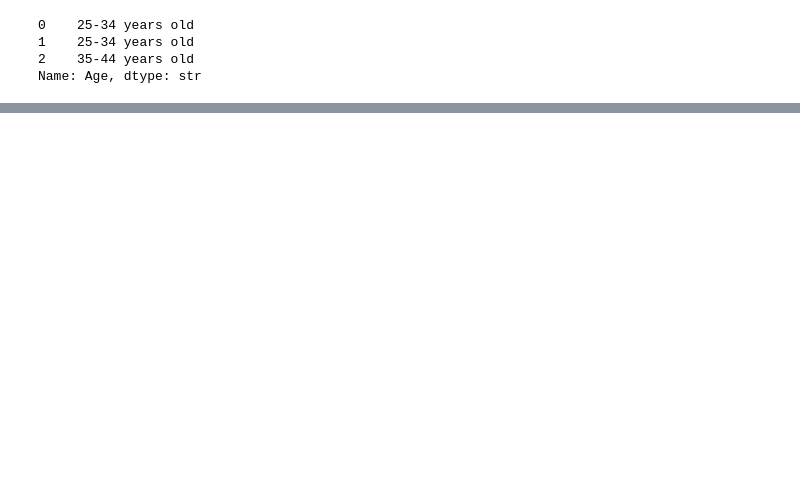
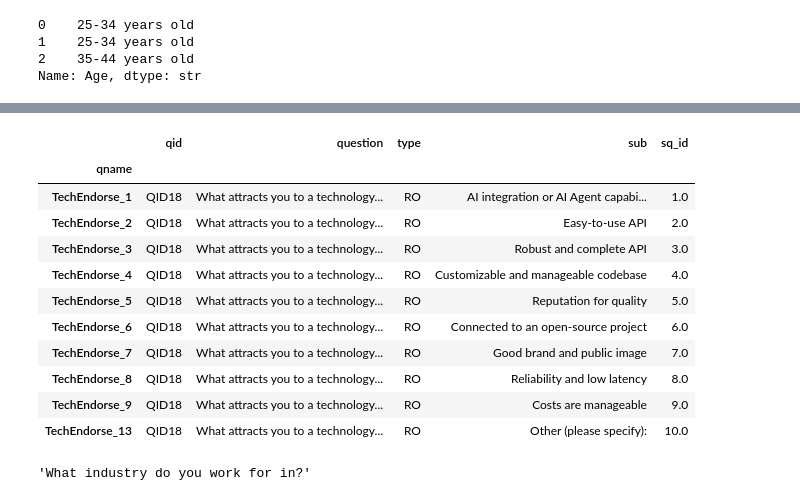
Before and after one commit to noname7321/vscodepractice, a Jupyter notebook: python/pandas_practice/panda_load_data.ipynb, the cells around one changed output, grey strips where cells are left out. Drawn from its saved outputs; the diff is of its cells as text; code cells hidden in the pictures; blank space fills up the shorter version.

```diff
--- a/python/pandas_practice/panda_load_data.ipynb
+++ b/python/pandas_practice/panda_load_data.ipynb
@@ -157,0 +180,20 @@ df.loc[0:20,'Age':'Country']  # access first three rows, Age to Country columns
+# %%
+schema_df.set_index('qname', inplace=True)  # sets Column as index, modifies original DataFrame
+schema_df.head(10)
+# %% [output]
+|  | qid | question | type | sub | sq_id |
+| qname |  |  |  |  |  |
+| TechEndorse_1 | QID18 | What attracts you to a technology... | RO | AI integration or AI Agent capabi... | 1.0 |
+| TechEndorse_2 | QID18 | What attracts you to a technology... | RO | Easy-to-use API | 2.0 |
+| TechEndorse_3 | QID18 | What attracts you to a technology... | RO | Robust and complete API | 3.0 |
+| TechEndorse_4 | QID18 | What attracts you to a technology... | RO | Customizable and manageable codebase | 4.0 |
+| TechEndorse_5 | QID18 | What attracts you to a technology... | RO | Reputation for quality | 5.0 |
+| TechEndorse_6 | QID18 | What attracts you to a technology... | RO | Connected to an open-source project | 6.0 |
+| TechEndorse_7 | QID18 | What attracts you to a technology... | RO | Good brand and public image | 7.0 |
+| TechEndorse_8 | QID18 | What attracts you to a technology... | RO | Reliability and low latency | 8.0 |
+| TechEndorse_9 | QID18 | What attracts you to a technology... | RO | Costs are manageable | 9.0 |
+| TechEndorse_13 | QID18 | What attracts you to a technology... | RO | Other (please specify): | 10.0 |
+# %%
+schema_df.loc['Industry','question']
+# %% [output]
+'What industry do you work for in?'
```
Also changed, not shown: parts of 5 cells of this notebook, 3 other files.
